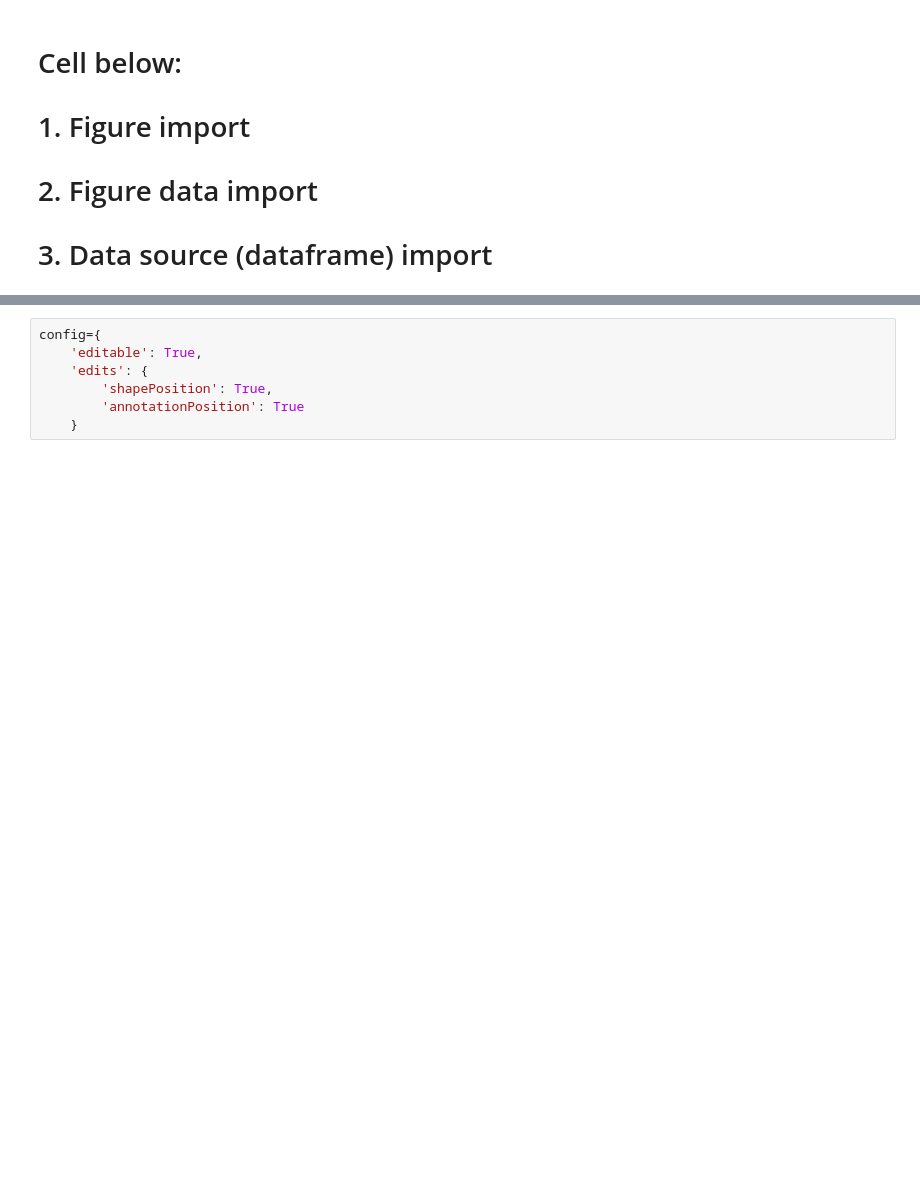
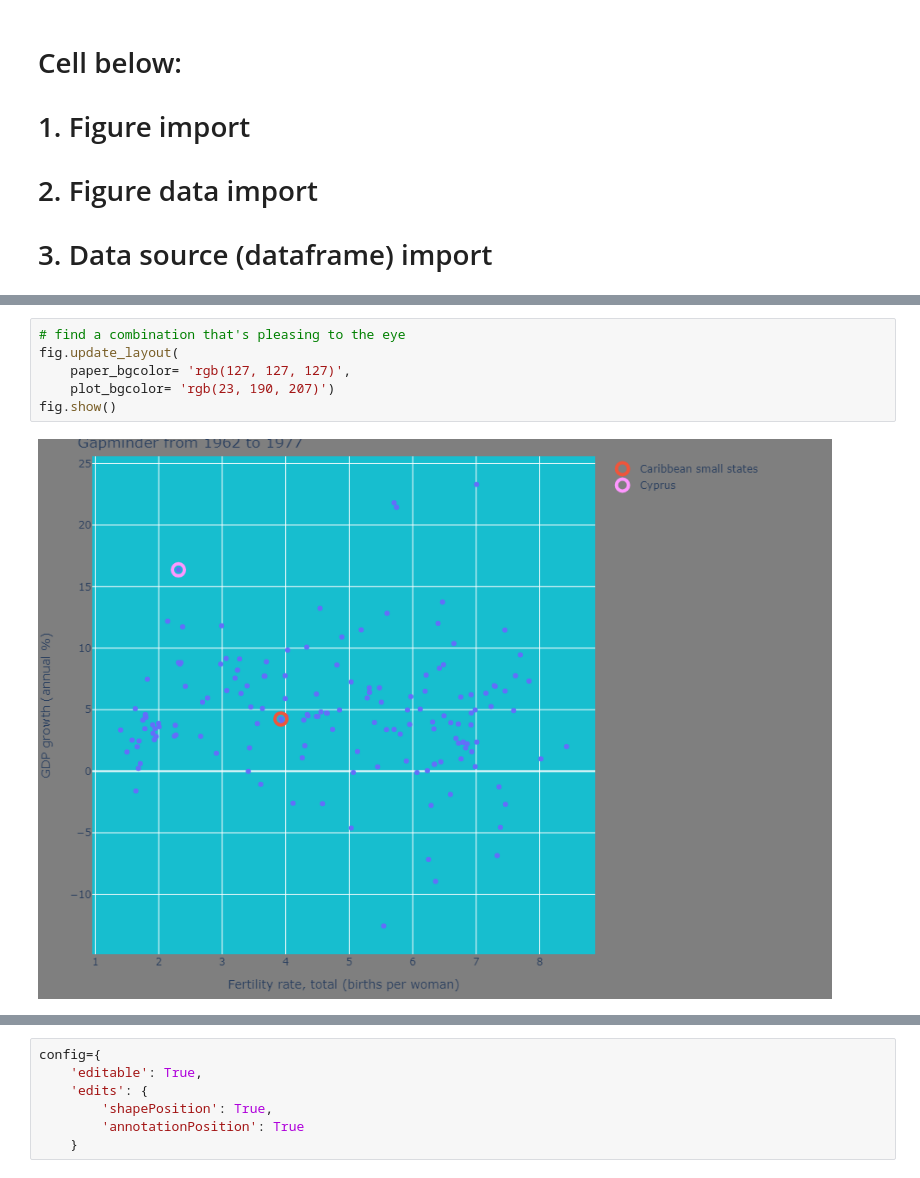
Before and after one commit to apdcode/plotly_workflows, a Jupyter notebook: InspectObject.ipynb, the cells around one changed output, grey strips where cells are left out. Drawn from its saved outputs; the diff is of its cells as text; blank space fills up the shorter version.

```diff
--- a/InspectObject.ipynb
+++ b/InspectObject.ipynb
@@ -85,0 +95,8 @@ fig.show()
+# %%
+# find a combination that's pleasing to the eye
+fig.update_layout(
+    paper_bgcolor= 'rgb(127, 127, 127)',
+    plot_bgcolor= 'rgb(23, 190, 207)')
+fig.show()
+# %% [output]
+[figure, added]
```
Also changed, not shown: parts of 15 cells of this notebook.
